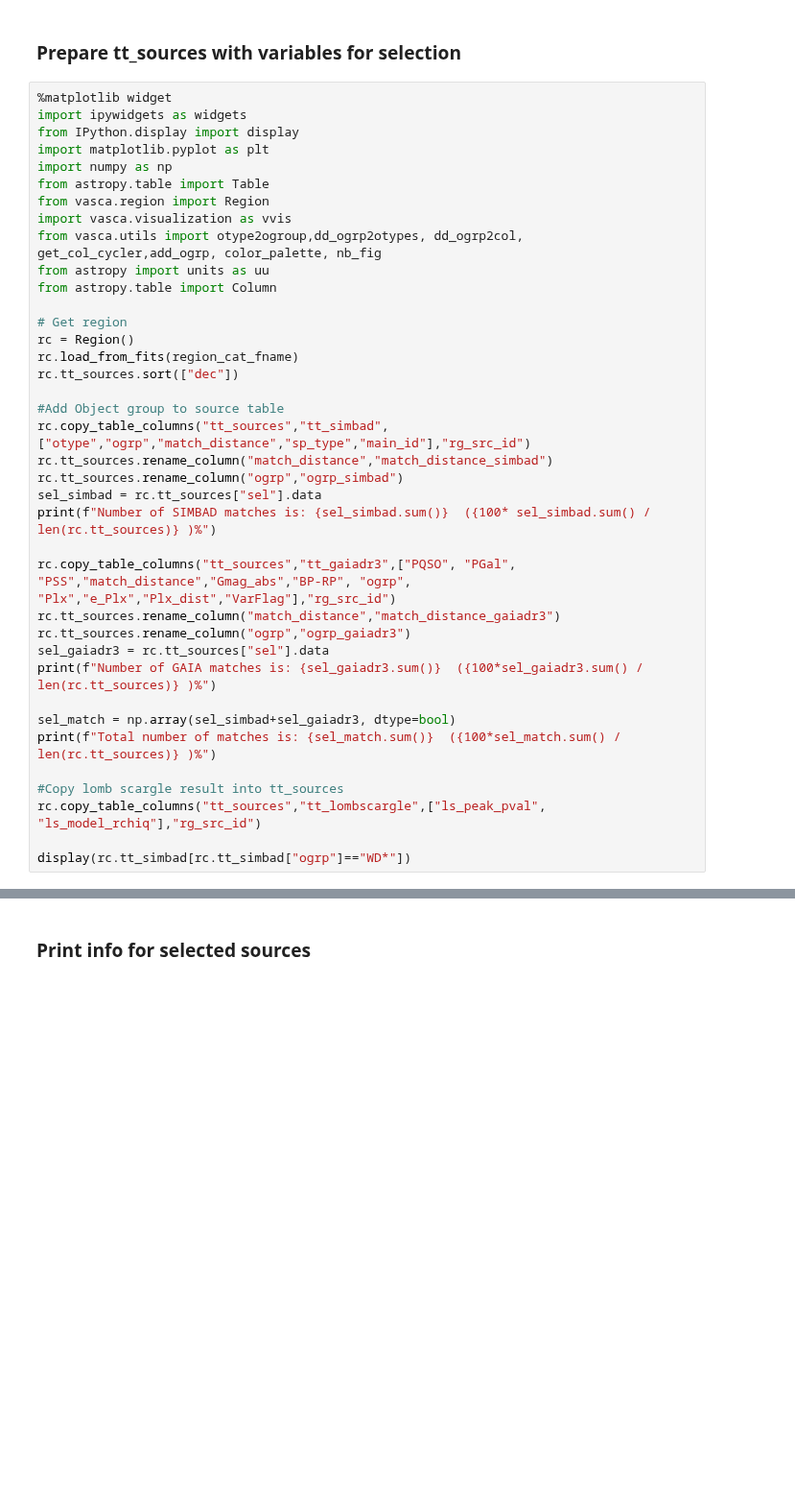
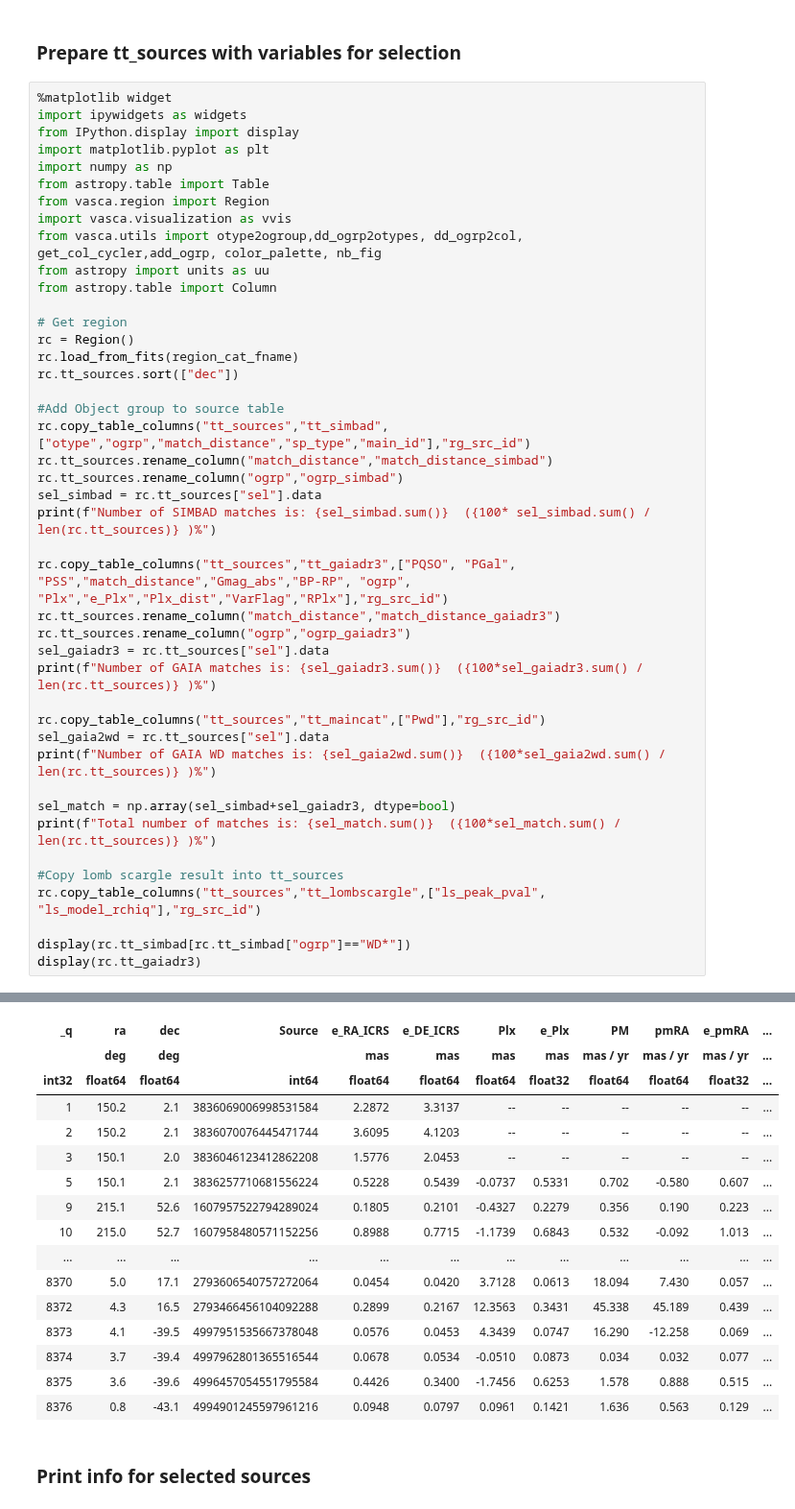
Before and after one commit to rbuehler/vasca, a Jupyter notebook: vasca/examples/select_sources.ipynb, the cells around one changed output, grey strips where cells are left out. Shown at 96% size. Saved outputs shown, nothing was run; the diff lists cells and outputs as text; blank space fills up the shorter version.

```diff
--- a/vasca/examples/select_sources.ipynb
+++ b/vasca/examples/select_sources.ipynb
@@ -30,11 +30,15 @@ rc.tt_sources.rename_column("ogrp","ogrp_simbad")
 sel_simbad = rc.tt_sources["sel"].data
 print(f"Number of SIMBAD matches is: {sel_simbad.sum()}  ({100* sel_simbad.sum() / len(rc.tt_sources)} )%")
 
-rc.copy_table_columns("tt_sources","tt_gaiadr3",["PQSO", "PGal", "PSS","match_distance","Gmag_abs","BP-RP", "ogrp", "Plx","e_Plx","Plx_dist","VarFlag"],"rg_src_id")
+rc.copy_table_columns("tt_sources","tt_gaiadr3",["PQSO", "PGal", "PSS","match_distance","Gmag_abs","BP-RP", "ogrp", "Plx","e_Plx","Plx_dist","VarFlag","RPlx"],"rg_src_id")
 rc.tt_sources.rename_column("match_distance","match_distance_gaiadr3")
 rc.tt_sources.rename_column("ogrp","ogrp_gaiadr3")
 sel_gaiadr3 = rc.tt_sources["sel"].data
 print(f"Number of GAIA matches is: {sel_gaiadr3.sum()}  ({100*sel_gaiadr3.sum() / len(rc.tt_sources)} )%")
+
+rc.copy_table_columns("tt_sources","tt_maincat",["Pwd"],"rg_src_id")
+sel_gaia2wd = rc.tt_sources["sel"].data
+print(f"Number of GAIA WD matches is: {sel_gaia2wd.sum()}  ({100*sel_gaia2wd.sum() / len(rc.tt_sources)} )%")
 
 sel_match = np.array(sel_simbad+sel_gaiadr3, dtype=bool)
 print(f"Total number of matches is: {sel_match.sum()}  ({100*sel_match.sum() / len(rc.tt_sources)} )%")
@@ -43,6 +47,7 @@ print(f"Total number of matches is: {sel_match.sum()}  ({100*sel_match.sum() / l
 rc.copy_table_columns("tt_sources","tt_lombscargle",["ls_peak_pval", "ls_model_rchiq"],"rg_src_id")
 
 display(rc.tt_simbad[rc.tt_simbad["ogrp"]=="WD*"])
+display(rc.tt_gaiadr3)
 # %% [output]
 WARNING: UnitsWarning: 'log(cm.s**-2)' did not parse as fits unit: 'log' is not a recognized function If this is meant to be a custom unit, define it with 'u.def_unit'. To have it recognized inside a  ...
 Number of SIMBAD matches is: 4761  (56.84097421203438 )%
@@ -68,3 +75,19 @@ Table length=42
+| _q | ra | dec | Source | e_RA_ICRS | e_DE_ICRS | Plx | e_Plx | PM | pmRA | e_pmRA | ... |
+|  | deg | deg |  | mas | mas | mas | mas | mas / yr | mas / yr | mas / yr | ... |
+| int32 | float64 | float64 | int64 | float64 | float64 | float64 | float32 | float64 | float64 | float32 | ... |
+| 1 | 150.2 | 2.1 | 3836069006998531584 | 2.2872 | 3.3137 | -- | -- | -- | -- | -- | ... |
+| 2 | 150.2 | 2.1 | 3836070076445471744 | 3.6095 | 4.1203 | -- | -- | -- | -- | -- | ... |
+| 3 | 150.1 | 2.0 | 3836046123412862208 | 1.5776 | 2.0453 | -- | -- | -- | -- | -- | ... |
+| 5 | 150.1 | 2.1 | 3836257710681556224 | 0.5228 | 0.5439 | -0.0737 | 0.5331 | 0.702 | -0.580 | 0.607 | ... |
+| 9 | 215.1 | 52.6 | 1607957522794289024 | 0.1805 | 0.2101 | -0.4327 | 0.2279 | 0.356 | 0.190 | 0.223 | ... |
+| 10 | 215.0 | 52.7 | 1607958480571152256 | 0.8988 | 0.7715 | -1.1739 | 0.6843 | 0.532 | -0.092 | 1.013 | ... |
+| ... | ... | ... | ... | ... | ... | ... | ... | ... | ... | ... | ... |
+| 8370 | 5.0 | 17.1 | 2793606540757272064 | 0.0454 | 0.0420 | 3.7128 | 0.0613 | 18.094 | 7.430 | 0.057 | ... |
+| 8372 | 4.3 | 16.5 | 2793466456104092288 | 0.2899 | 0.2167 | 12.3563 | 0.3431 | 45.338 | 45.189 | 0.439 | ... |
+| 8373 | 4.1 | -39.5 | 4997951535667378048 | 0.0576 | 0.0453 | 4.3439 | 0.0747 | 16.290 | -12.258 | 0.069 | ... |
+| 8374 | 3.7 | -39.4 | 4997962801365516544 | 0.0678 | 0.0534 | -0.0510 | 0.0873 | 0.034 | 0.032 | 0.077 | ... |
+| 8375 | 3.6 | -39.6 | 4996457054551795584 | 0.4426 | 0.3400 | -1.7456 | 0.6253 | 1.578 | 0.888 | 0.515 | ... |
+| 8376 | 0.8 | -43.1 | 4994901245597961216 | 0.0948 | 0.0797 | 0.0961 | 0.1421 | 1.636 | 0.563 | 0.129 | ... |
 # %% [markdown]
 ### Print info for selected sources
 # %%
```
Also changed, not shown: parts of 2 cells of this notebook, 10 other files.
